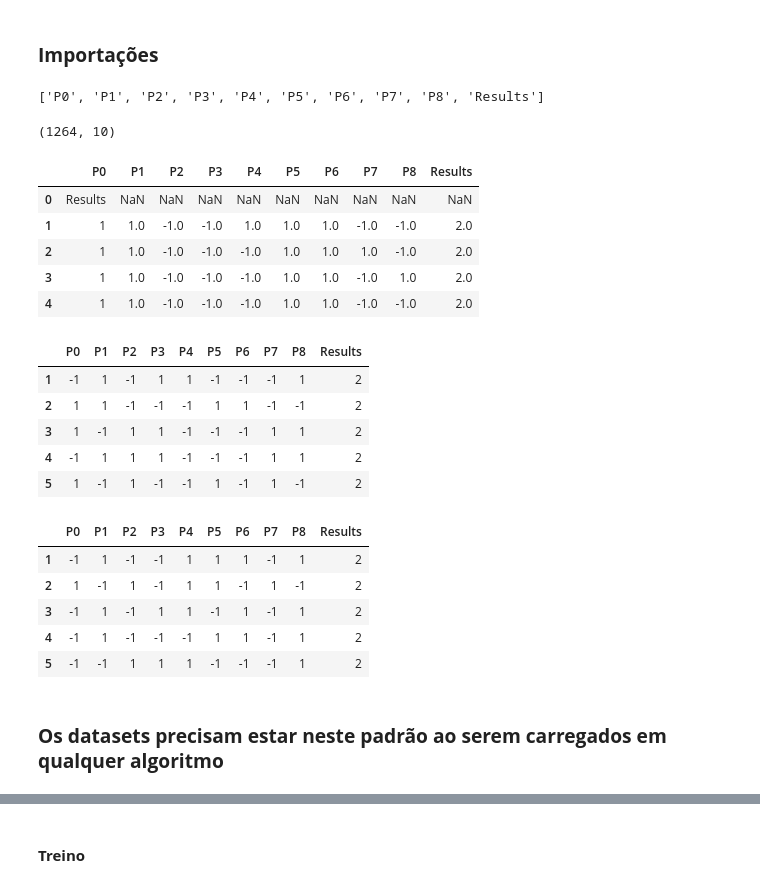
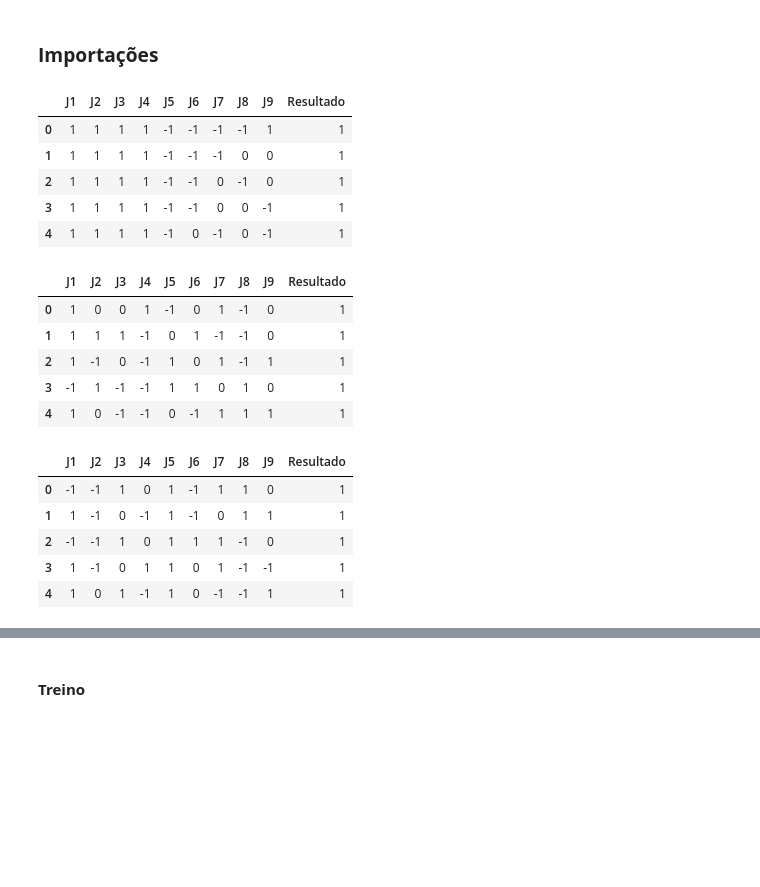
Before and after one commit to GuilhermeVSam/T1_IA, a Jupyter notebook: 02_KNN.ipynb, the cells around one changed output, grey strips where cells are left out. Saved outputs shown, nothing was run; the diff lists cells and outputs as text; code cells hidden in the pictures; blank space fills up the shorter version.

```diff
--- a/02_KNN.ipynb
+++ b/02_KNN.ipynb
@@ -7,50 +8,39 @@ from sklearn.model_selection import cross_val_score
 from sklearn.metrics import accuracy_score
 import matplotlib.pyplot as plt
 from sklearn.metrics import classification_report
-# %%
-nomes_colunas  = ['P0','P1','P2','P3','P4','P5','P6','P7','P8','Results']
-nomes_colunas
-# %% [output]
-['P0', 'P1', 'P2', 'P3', 'P4', 'P5', 'P6', 'P7', 'P8', 'Results']
 # %%
 #Importação do dataset de treino
 file_path = r'Treino.csv'
-df_treino = pd.read_csv(file_path,sep=';',names=nomes_colunas)
-print(df_treino.shape)
+df_treino = pd.read_csv(file_path)
 display(df_treino.head())
 # %% [output]
-(1264, 10)
-|  | P0 | P1 | P2 | P3 | P4 | P5 | P6 | P7 | P8 | Results |
-| 0 | Results | NaN | NaN | NaN | NaN | NaN | NaN | NaN | NaN | NaN |
-| 1 | 1 | 1.0 | -1.0 | -1.0 | 1.0 | 1.0 | 1.0 | -1.0 | -1.0 | 2.0 |
-| 2 | 1 | 1.0 | -1.0 | -1.0 | -1.0 | 1.0 | 1.0 | 1.0 | -1.0 | 2.0 |
-| 3 | 1 | 1.0 | -1.0 | -1.0 | -1.0 | 1.0 | 1.0 | -1.0 | 1.0 | 2.0 |
-| 4 | 1 | 1.0 | -1.0 | -1.0 | -1.0 | 1.0 | 1.0 | -1.0 | -1.0 | 2.0 |
+|  | J1 | J2 | J3 | J4 | J5 | J6 | J7 | J8 | J9 | Resultado |
+| 0 | 1 | 1 | 1 | 1 | -1 | -1 | -1 | -1 | 1 | 1 |
+| 1 | 1 | 1 | 1 | 1 | -1 | -1 | -1 | 0 | 0 | 1 |
+| 2 | 1 | 1 | 1 | 1 | -1 | -1 | 0 | -1 | 0 | 1 |
+| 3 | 1 | 1 | 1 | 1 | -1 | -1 | 0 | 0 | -1 | 1 |
+| 4 | 1 | 1 | 1 | 1 | -1 | 0 | -1 | 0 | -1 | 1 |
 # %%
 # Importação dos dataset de validacao e teste
 file_path = r'Validacao.csv'
-df_validacao = pd.read_csv(file_path,sep=';',names=nomes_colunas)
-df_validacao = df_validacao.iloc[1:]
+df_validacao = pd.read_csv(file_path)
 df_validacao = df_validacao.astype(int)
 display(df_validacao.head())
 
 file_path = r'Teste.csv'
-df_teste = pd.read_csv(file_path,sep=';',names=nomes_colunas)
-df_teste = df_teste.iloc[1:]
+df_teste = pd.read_csv(file_path)
 df_teste = df_teste.astype(int)
 display(df_teste.head())
 # %% [output]
-|  | P0 | P1 | P2 | P3 | P4 | P5 | P6 | P7 | P8 | Results |
-| 1 | -1 | 1 | -1 | 1 | 1 | -1 | -1 | -1 | 1 | 2 |
-| 2 | 1 | 1 | -1 | -1 | -1 | 1 | 1 | -1 | -1 | 2 |
-| 3 | 1 | -1 | 1 | 1 | -1 | -1 | -1 | 1 | 1 | 2 |
-| 4 | -1 | 1 | 1 | 1 | -1 | -1 | -1 | 1 | 1 | 2 |
-| 5 | 1 | -1 | 1 | -1 | -1 | 1 | -1 | 1 | -1 | 2 |
+|  | J1 | J2 | J3 | J4 | J5 | J6 | J7 | J8 | J9 | Resultado |
+| 0 | 1 | 0 | 0 | 1 | -1 | 0 | 1 | -1 | 0 | 1 |
+| 1 | 1 | 1 | 1 | -1 | 0 | 1 | -1 | -1 | 0 | 1 |
+| 2 | 1 | -1 | 0 | -1 | 1 | 0 | 1 | -1 | 1 | 1 |
+| 3 | -1 | 1 | -1 | -1 | 1 | 1 | 0 | 1 | 0 | 1 |
+| 4 | 1 | 0 | -1 | -1 | 0 | -1 | 1 | 1 | 1 | 1 |
-|  | P0 | P1 | P2 | P3 | P4 | P5 | P6 | P7 | P8 | Results |
-| 1 | -1 | 1 | -1 | -1 | 1 | 1 | 1 | -1 | 1 | 2 |
-| 2 | 1 | -1 | 1 | -1 | 1 | 1 | -1 | 1 | -1 | 2 |
-| 3 | -1 | 1 | -1 | 1 | 1 | -1 | 1 | -1 | 1 | 2 |
-| 4 | -1 | 1 | -1 | -1 | -1 | 1 | 1 | -1 | 1 | 2 |
-| 5 | -1 | -1 | 1 | 1 | 1 | -1 | -1 | -1 | 1 | 2 |
+|  | J1 | J2 | J3 | J4 | J5 | J6 | J7 | J8 | J9 | Resultado |
+| 0 | -1 | -1 | 1 | 0 | 1 | -1 | 1 | 1 | 0 | 1 |
+| 1 | 1 | -1 | 0 | -1 | 1 | -1 | 0 | 1 | 1 | 1 |
+| 2 | -1 | -1 | 1 | 0 | 1 | 1 | 1 | -1 | 0 | 1 |
+| 3 | 1 | -1 | 0 | 1 | 1 | 0 | 1 | -1 | -1 | 1 |
+| 4 | 1 | 0 | 1 | -1 | 1 | 0 | -1 | -1 | 1 | 1 |
-# %% [markdown]
-### **Os datasets precisam estar neste padrão ao serem carregados em qualquer algoritmo**
```
Also changed, not shown: parts of 29 cells of this notebook, 1 other file.
